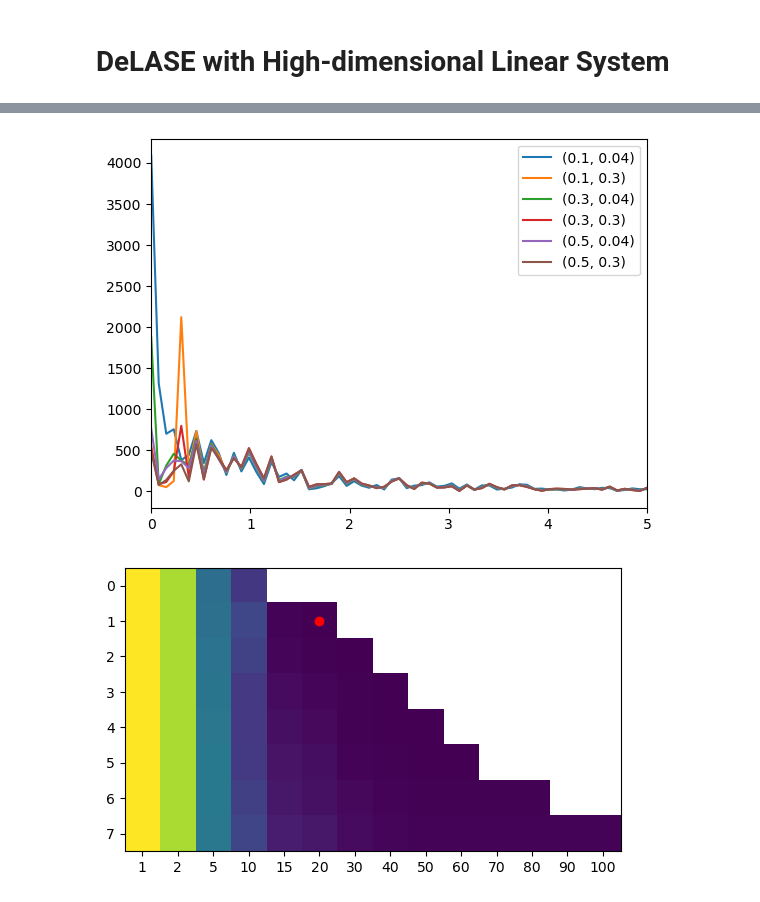
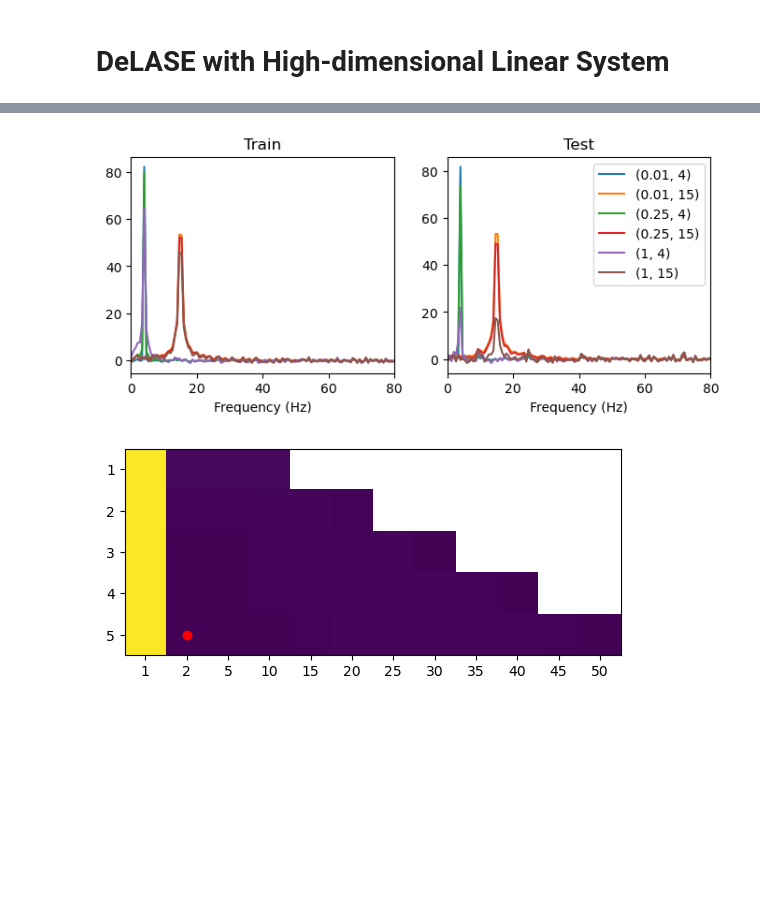
Before and after one commit to adamjeisen/UniversalUnconsciousness, a Jupyter notebook: _jupyter/Testing/2024-06-06 - Testing Oscillatory Systems.ipynb, the cells around one changed output, grey strips where cells are left out. Cells and saved outputs as stored; diff of their text form; code cells hidden in the pictures; blank space fills up the shorter version.

Commit message:
Big update with DeLASE

```diff
--- a/_jupyter/Testing/2024-06-06 - Testing Oscillatory Systems.ipynb
+++ b/_jupyter/Testing/2024-06-06 - Testing Oscillatory Systems.ipynb
@@ -553,2 +547,0 @@ n = 50
-# %%
-x, t_eval = simulate_system_hd(decay_rate, freq, n, t_span, dt, num_trajs, noise_scale)
@@ -664,7 +627,7 @@ iterator = tqdm(total=len(decay_rates)*len(freqs))
 
 for decay_rate in decay_rates:
     for freq in freqs:
-        x, t_eval = simulate_system_hd(decay_rate, freq, n, t_span, dt, num_trajs, noise_scale, time_scaling, verbose=True)
+        x, t_eval = simulate_system_hd(decay_rate, freq, n, t_span, dt, num_trajs, noise_scale, time_scaling, max_decay, min_decay, init_scale, verbose=True)
         trajectories[(decay_rate, freq)] = x + np.random.randn(*x.shape)*obs_noise
         iterator.update()
 iterator.close()
@@ -673,10 +636,9 @@ iterator.close()
 # %%
+fig, axs = plt.subplots(1, 2, figsize=(8, 3))
+num_traj = 3
 for key, x in trajectories.items():
-    print(x.shape)
     decay_rate, freq = key
     x = x[:, ::subsample]
-    transient = int(x.shape[1]*0.33)
-    print(transient)
     # transient = 0
     # pca = PCA(n_components=2)
     # x_pca = pca.fit_transform(x.reshape(-1, x.shape[2]))
@@ -685,7 +647,16 @@ for key, x in trajectories.items():
     # # plt.plot(x_pca[0][:, 0][transient:], label=f"{key}")
     # # if decay_rate == 0.05:
     # plt.plot(x_pca[0][:, 0][transient:transient + transient], label=f"{key}")
-    plt.plot(x[0][:, 0][transient:transient + transient], label=f"{key}")
+    # plt.plot(np.arange(transient, 2*transient)*dt*subsample, x[0][:, 0][transient:transient + transient], label=f"{key}")
+    # plt.plot(x[0][:, 0][transient:transient + 2*transient], label=key)
+    axs[0].plot(np.arange(transient, transient + train_window)*dt*subsample, x[num_traj][:, 0][transient:transient + train_window], label=key)
+    axs[1].plot(np.arange(transient + train_window, transient + train_window + test_window)*dt*subsample, x[num_traj][:, 0][transient + train_window:transient + train_window + test_window], label=key)
+    # plt.plot(x[0][:, 0][transient:transient + 2000], label=key)
+    # plt.plot(x[0][:, 0][:2000], label=key)
+axs[0].set_xlabel('Time (s)')
+axs[1].set_xlabel('Time (s)')
 plt.legend()
+axs[0].set_title('Train')
+axs[1].set_title('Test')
 plt.show()
 # %% [output]
@@ -705,17 +664,31 @@ plt.show()
 # %%
+fig, axs = plt.subplots(1, 2, figsize=(8, 3))
 for key, x in trajectories.items():
     decay_rate, freq = key
     x = x[:, ::subsample]
-    transient = int(x.shape[1]*0.33)
+    # transient = int(x.shape[1]*0.33)
 
+    # fft_mag = np.abs(np.fft.rfft(x[:, transient:transient + transient].transpose(0, 2, 1).reshape(-1, transient)).mean(axis=0))
+    # fft_mag = np.abs(np.fft.rfft(x[:, transient:transient + train_window].transpose(0, 2, 1).reshape(-1, train_window)).mean(axis=0))
+    fft_mag = np.abs(np.fft.rfft(x[[3], transient:transient + train_window].transpose(0, 2, 1).reshape(-1, train_window)).mean(axis=0))
+    fft_freq = np.fft.rfftfreq(train_window, d=dt*subsample)
+    fft_mag = (fft_mag - fft_mag.mean())/(fft_mag.std())
+    axs[0].plot(fft_freq, fft_mag, label=key)
 
-    fft_mag = np.abs(np.fft.rfft(x[0][transient:transient + transient].T).mean(axis=0))
+    fft_mag = np.abs(np.fft.rfft(x[[3], transient + train_window:transient + train_window + test_window].transpose(0, 2, 1).reshape(-1, train_window)).mean(axis=0))
     # fft_freq = np.fft.rfftfreq(transient, d=dt*time_scaling)
-    fft_freq = np.fft.rfftfreq(transient, d=dt*subsample*time_scaling)
-    plt.plot(fft_freq, fft_mag, label=key)
-plt.xlim([0, 5])
+    fft_freq = np.fft.rfftfreq(train_window, d=dt*subsample)
+    fft_mag = (fft_mag - fft_mag.mean())/(fft_mag.std())
+    axs[1].plot(fft_freq, fft_mag, label=key)
+
+axs[0].set_xlim([0, 80])
+axs[1].set_xlim([0, 80])
+axs[0].set_xlabel('Frequency (Hz)')
+axs[1].set_xlabel('Frequency (Hz)')
 plt.legend()
+axs[0].set_title('Train')
+axs[1].set_title('Test')
 plt.show()
 # %% [output]
-[figure, old version]
+[figure, new version]
 # %%
@@ -785,7 +759,8 @@ iterator.close()
 pairs_to_use = [(dr, f) for dr, f in itt.product(decay_rates, freqs)]
 # %%
 aic_mat = np.zeros((len(n_delays_vals), len(rank_vals)))
-for num_traj in range(num_trajs):
+# for num_traj in range(num_trajs):
+for num_traj in trajs_to_process:
     delase_results = all_delase_results[num_traj]
     for decay_rate in decay_rates:
         for freq in freqs:
@@ -799,9 +774,11 @@ rank = rank_vals[j]
 plt.imshow(aic_mat)
 plt.scatter(j, i, c='r')
 plt.xticks(np.arange(len(rank_vals)), rank_vals)
+plt.yticks(np.arange(len(n_delays_vals)), n_delays_vals)
 plt.show()
 
-for num_traj in range(num_trajs):
+# for num_traj in range(num_trajs):
+for num_traj in trajs_to_process:
     for decay_rate in decay_rates:
         for freq in freqs:
             if (decay_rate, freq) in pairs_to_use:
@@ -811,20 +788,12 @@ for num_traj in range(num_trajs):
                 x = x[num_traj, ::subsample]
                 x = x[:, indices]
 
-                transient = int(x.shape[0]*0.33)
-                # transient = 0
-                # train_inds = np.arange(transient, transient + int((x.shape[0] - transient)*0.7))
-                # test_inds = np.arange(transient + int((x.shape[0] - transient)*0.7), x.shape[0])
-                train_inds = np.arange(transient, 2*transient)
-                test_inds = np.arange(2*transient, x.shape[0])
-
                 # n_delays, rank = parameters[num_traj]
 
-                delase = DeLASE(x[train_inds], n_delays = n_delays, rank=rank, dt=dt*time_scaling*subsample, device='cuda', max_freq=max_freq, max_unstable_freq=max_freq)
+                delase = DeLASE(x[train_inds], n_delays = n_delays, rank=rank, dt=dt*subsample, device='cuda', max_freq=max_freq, max_unstable_freq=max_freq)
                 delase.fit()
                 delase.to('cpu')
                 preds = delase.DMD.predict(x[test_inds])
-
                 all_delase_results[num_traj][(decay_rate, freq)] = all_delase_results[num_traj][(decay_rate, freq)] | dict(delase=delase, n_delays=n_delays, rank=rank)
 
     # for mu in mus[:-1]:
@@ -833,4 +802,4 @@ for num_traj in range(num_trajs):
     # plt.legend()
     # plt.show()
 # %% [output]
-[figure, old version]
+[figure, new version]
```
Also changed, not shown: parts of 18 cells of this notebook, 29 other files.
